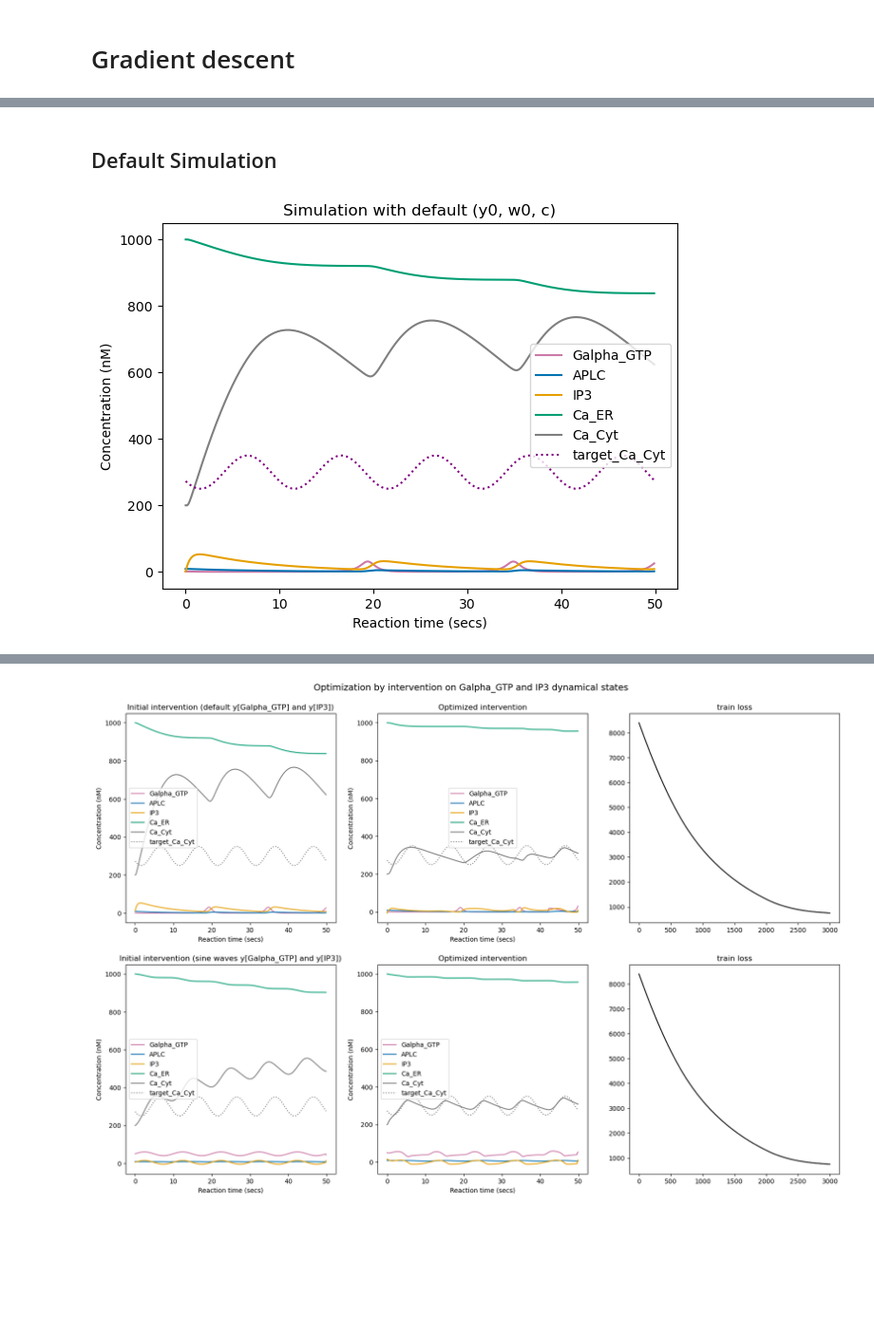
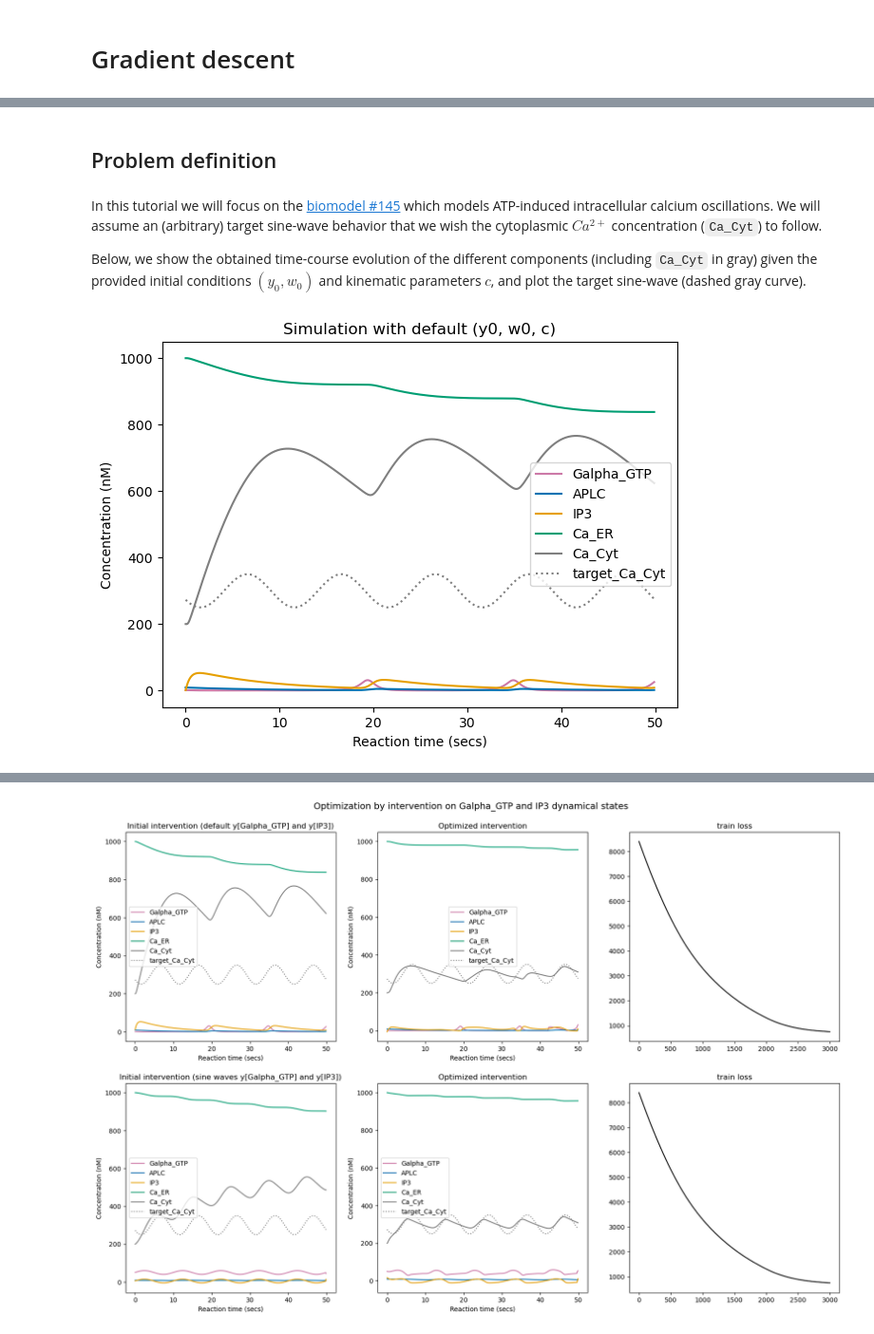
Before and after one commit to flowersteam/sbmltoodejax, a Jupyter notebook: docs/source/tutorials/gradient_descent.ipynb, the cells around one changed output, grey strips where cells are left out. Shown at 95% size. Cells and saved outputs as stored; diff of their text form; code cells hidden in the pictures; blank space fills up the shorter version.

Commit message:
update tutorials with externalized load_biomodel function (now part of sbmltoodejax.utils), minor changes in the codebase, addition of explanatory text

```diff
--- a/docs/source/tutorials/gradient_descent.ipynb
+++ b/docs/source/tutorials/gradient_descent.ipynb
@@ -60,26 +42,35 @@ default_colors = [tuple([c/255 for c in color]) for color in default_colors]
 # %% [markdown]
-## Default Simulation
+## Problem definition
+# %% [markdown]
+In this tutorial we will focus on the [biomodel #145](https://www.ebi.ac.uk/biomodels/BIOMD0000000145) which models ATP-induced intracellular calcium oscillations.
+We will assume an (arbitrary) target sine-wave behavior that we wish the cytoplasmic $Ca^{2+}$ concentration (`Ca_Cyt`) to follow.
+
+Below, we show the obtained time-course evolution of the different components (including `Ca_Cyt` in gray) given the provided initial conditions $(y_0, w_0)$ and kinematic parameters $c$, and plot the target sine-wave (dashed gray curve).
 # %%
+# load model
 model_idx = 145
+model, y0, w0, c = load_biomodel(model_idx)
+
+# Run simulation
 deltaT = 0.1
-t0 = 0.
 n_secs = 50
 n_steps = int(n_secs/deltaT)
+default_ys, default_ws, ts = model(n_steps, y0, w0, c)
+
+# plot results
+y_indexes = model.modelstepfunc.y_indexes
+plt.figure(figsize=(7,5))
+for y_label, y_idx in y_indexes.items():
+    plt.plot(ts, default_ys[y_idx], label=y_label, color=default_colors[y_idx])
+
+# plot target sine wave
+target_Ca_Cyt = sine_wave(ts, A=50, w=.1, phi=10., b=300)
+plt.plot(ts, target_Ca_Cyt, label="target_Ca_Cyt", linestyle=":", color=default_colors[y_indexes["Ca_Cyt"]])
+
+plt.xlabel("Reaction time (secs)")
+plt.ylabel("Concentration (nM)")
+plt.title("Simulation with default (y0, w0, c)")
+plt.legend()
+plt.show()
+# %% [output]
+[figure, added]
-# %%
-model, y0, w0, c = load_model(model_idx)
-y_indexes = model.modelstepfunc.y_indexes
-default_ys, default_ws, ts = model(n_steps, y0, w0, c, t0)
-
-target_Ca_Cyt = sine_wave(ts, A=50, w=.1, phi=10., b=300)
-
-plt.figure(figsize=(7,5))
-for y_label, y_idx in y_indexes.items():
-    plt.plot(ts, default_ys[y_idx], label=y_label, color=default_colors[y_idx])
-plt.plot(ts, target_Ca_Cyt, label="target_Ca_Cyt", linestyle=":", color="purple")
-plt.xlabel("Reaction time (secs)")
-plt.ylabel("Concentration (nM)")
-plt.title("Simulation with default (y0, w0, c)")
-plt.legend()
-plt.show()
-# %% [output]
-[figure, removed]
```
Also changed, not shown: parts of 28 cells of this notebook, 11 other files.
